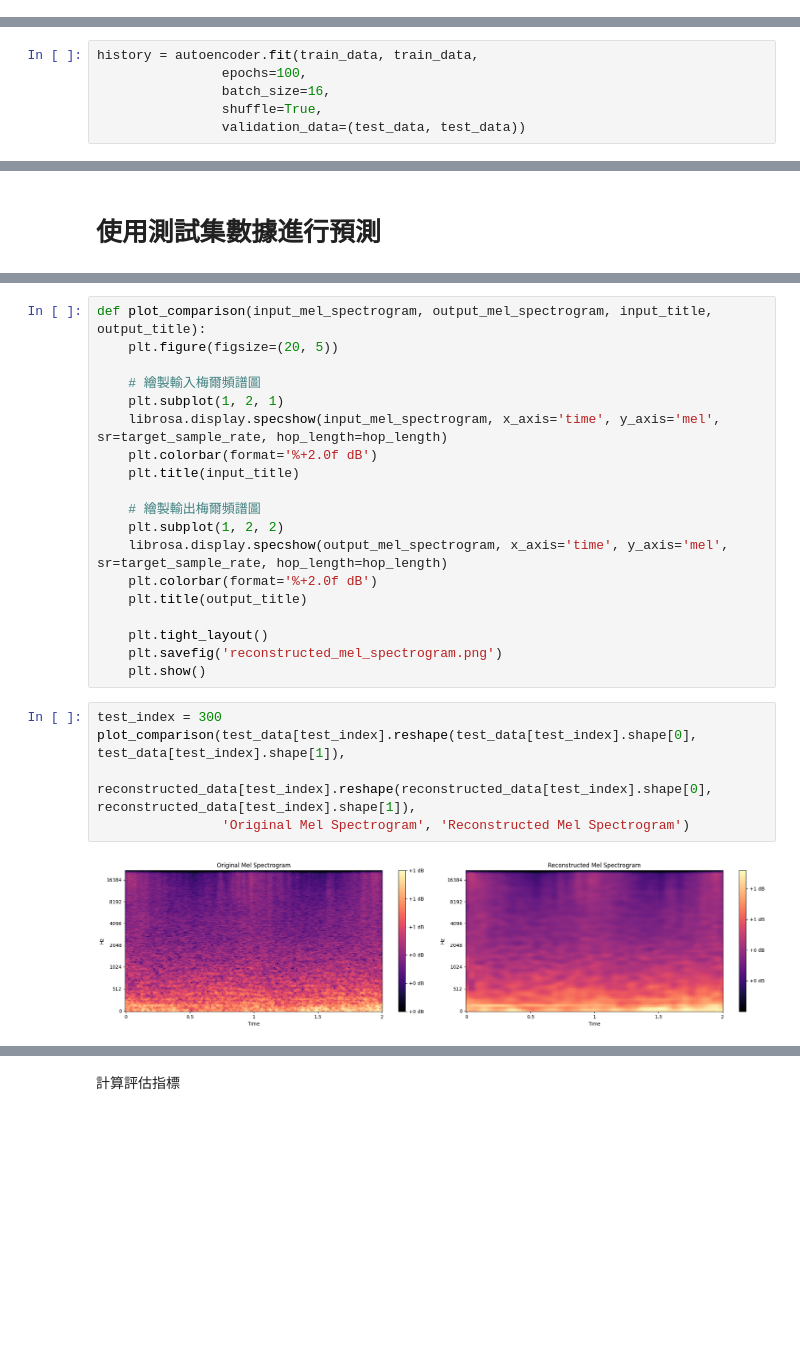
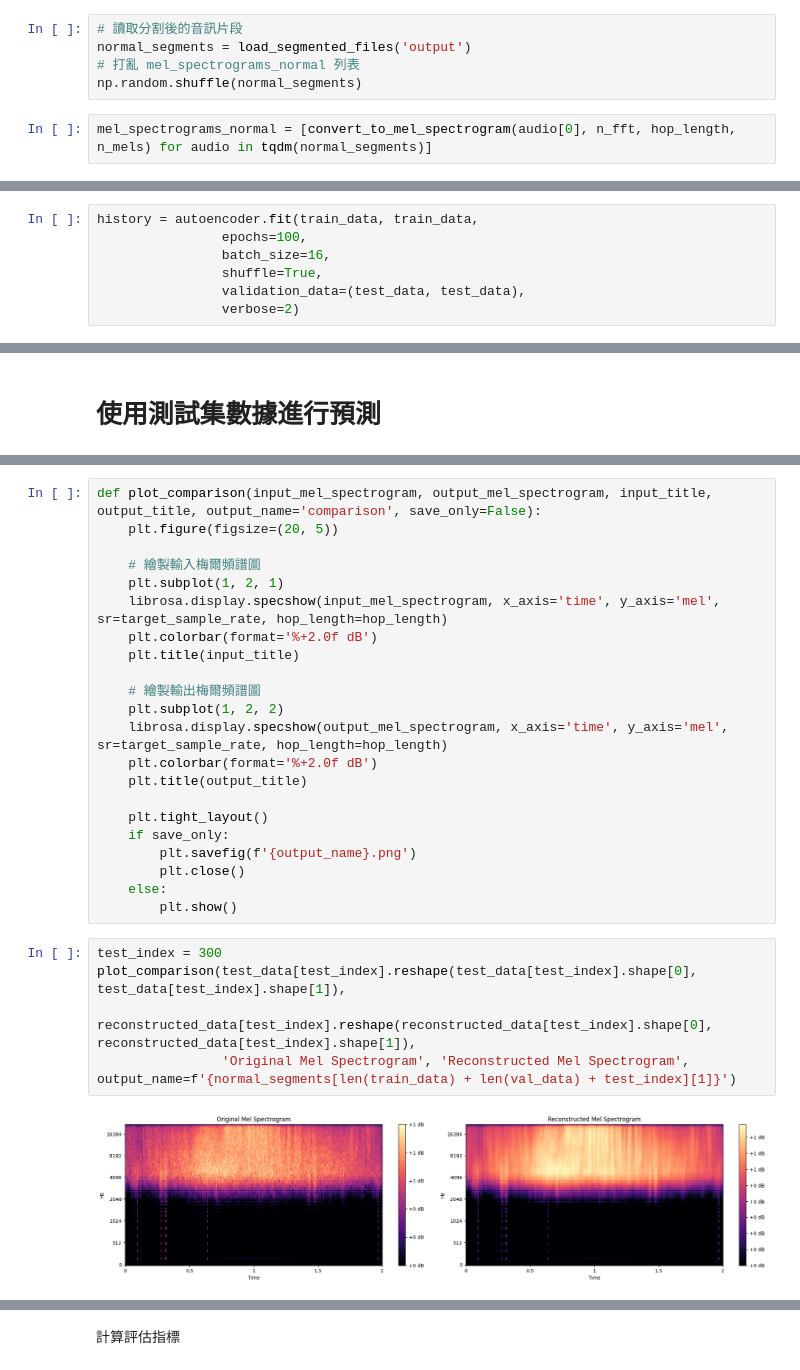
Before and after one commit to BoshiLee/wind_turbin_anomaly_detection, a Jupyter notebook: mel_model_training.ipynb, the cells around one changed output, grey strips where cells are left out. Drawn from its saved outputs; the diff is of its cells as text; blank space fills up the shorter version.

```diff
--- a/mel_model_training.ipynb
+++ b/mel_model_training.ipynb
@@ -43,3 +45,10 @@ for audio in tqdm(segmented_files_normal):
+# %%
+# 讀取分割後的音訊片段
+normal_segments = load_segmented_files('output')
+# 打亂 mel_spectrograms_normal 列表
+np.random.shuffle(normal_segments)
+# %%
+mel_spectrograms_normal = [convert_to_mel_spectrogram(audio[0], n_fft, hop_length, n_mels) for audio in tqdm(normal_segments)]
 # %%
 def plot_mel_spectrogram(mel_spectrogram, filename:str = None):
     plt.figure(figsize=(10, 5))
@@ -174,6 +180,7 @@ history = autoencoder.fit(train_data, train_data,
                 epochs=100,
                 batch_size=16,
                 shuffle=True,
-                validation_data=(test_data, test_data))
+                validation_data=(test_data, test_data),
+                verbose=2)
 # %% [output]
 Epoch 1/100
@@ -227,5 +234,5 @@ reconstructed_data = autoencoder.predict(test_data)
 # %%
-def plot_comparison(input_mel_spectrogram, output_mel_spectrogram, input_title, output_title):
+def plot_comparison(input_mel_spectrogram, output_mel_spectrogram, input_title, output_title, output_name='comparison', save_only=False):
     plt.figure(figsize=(20, 5))
 
     # 繪製輸入梅爾頻譜圖
@@ -241,12 +248,15 @@ def plot_comparison(input_mel_spectrogram, output_mel_spectrogram, input_title,
     plt.title(output_title)
 
     plt.tight_layout()
-    plt.savefig('reconstructed_mel_spectrogram.png')
-    plt.show()
+    if save_only:
+        plt.savefig(f'{output_name}.png')
+        plt.close()
+    else:
+        plt.show()
 # %%
 test_index = 300
 plot_comparison(test_data[test_index].reshape(test_data[test_index].shape[0], test_data[test_index].shape[1]),
                 reconstructed_data[test_index].reshape(reconstructed_data[test_index].shape[0], reconstructed_data[test_index].shape[1]),
-                'Original Mel Spectrogram', 'Reconstructed Mel Spectrogram')
+                'Original Mel Spectrogram', 'Reconstructed Mel Spectrogram', output_name=f'{normal_segments[len(train_data) + len(val_data) + test_index][1]}')
 # %% [output]
-[figure, old version]
+[figure, new version]
```
Also changed, not shown: parts of 32 cells of this notebook, 1 other file.
